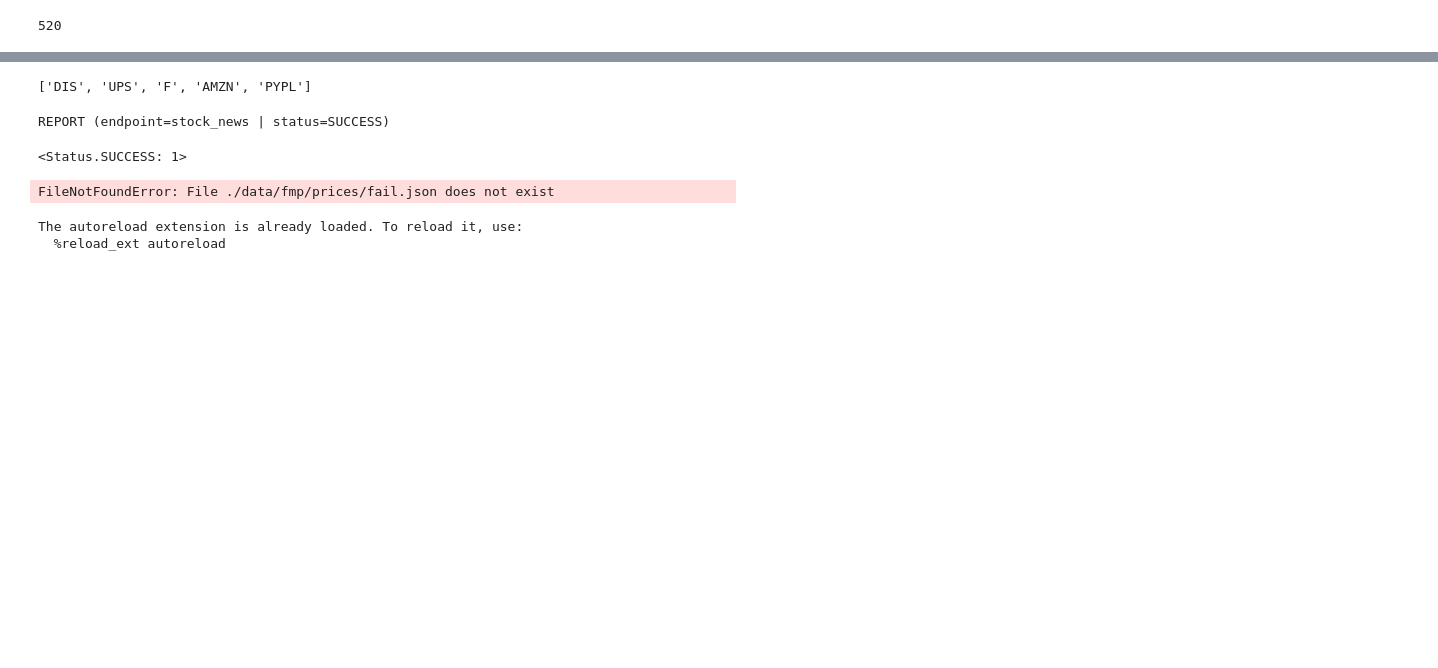
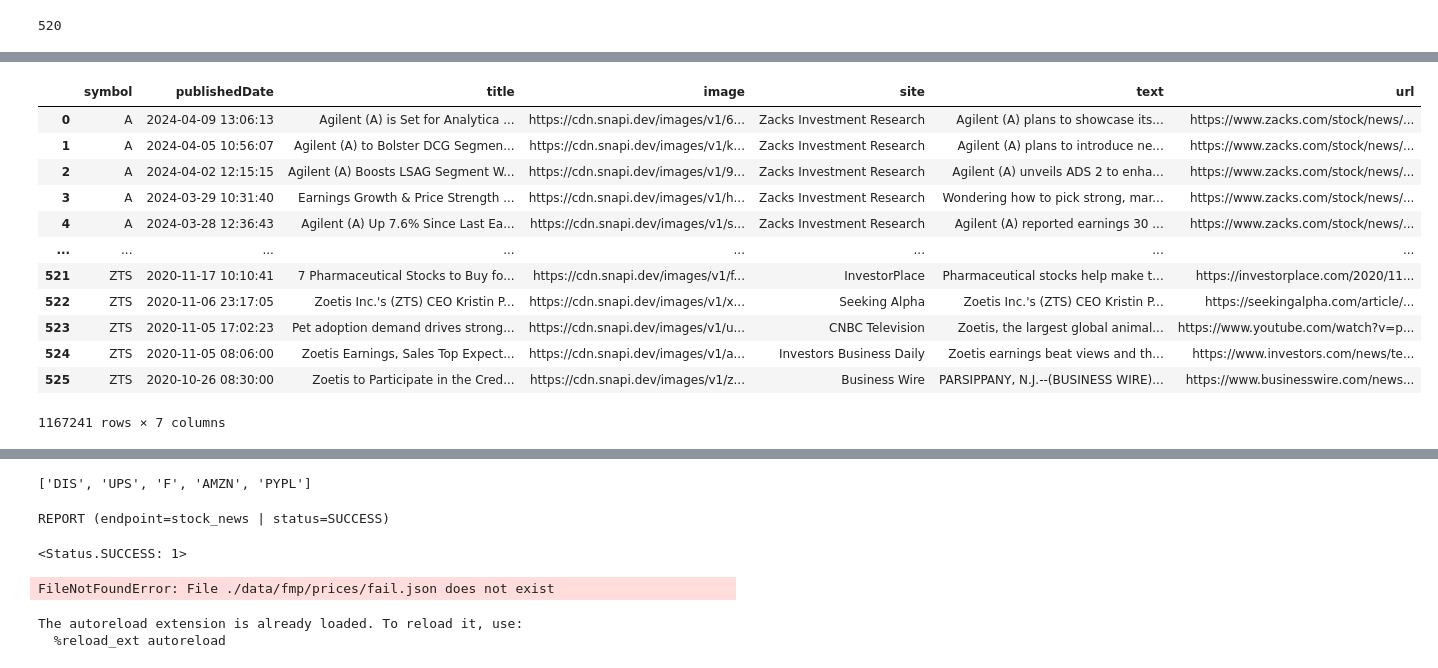
Before and after one commit to halaction/finformer, a Jupyter notebook: finformer-data.ipynb, the cells around one changed output, grey strips where cells are left out. Saved outputs shown, nothing was run; the diff lists cells and outputs as text; code cells hidden in the pictures; blank space fills up the shorter version.

```diff
--- a/finformer-data.ipynb
+++ b/finformer-data.ipynb
@@ -131,0 +189,16 @@ len(tickers)
+# %%
+dataset.news
+# %% [output]
+|  | symbol | publishedDate | title | image | site | text | url |
+| 0 | A | 2024-04-09 13:06:13 | Agilent (A) is Set for Analytica ... | https://cdn.snapi.dev/images/v1/6... | Zacks Investment Research | Agilent (A) plans to showcase its... | https://www.zacks.com/stock/news/... |
+| 1 | A | 2024-04-05 10:56:07 | Agilent (A) to Bolster DCG Segmen... | https://cdn.snapi.dev/images/v1/k... | Zacks Investment Research | Agilent (A) plans to introduce ne... | https://www.zacks.com/stock/news/... |
+| 2 | A | 2024-04-02 12:15:15 | Agilent (A) Boosts LSAG Segment W... | https://cdn.snapi.dev/images/v1/9... | Zacks Investment Research | Agilent (A) unveils ADS 2 to enha... | https://www.zacks.com/stock/news/... |
+| 3 | A | 2024-03-29 10:31:40 | Earnings Growth & Price Strength ... | https://cdn.snapi.dev/images/v1/h... | Zacks Investment Research | Wondering how to pick strong, mar... | https://www.zacks.com/stock/news/... |
+| 4 | A | 2024-03-28 12:36:43 | Agilent (A) Up 7.6% Since Last Ea... | https://cdn.snapi.dev/images/v1/s... | Zacks Investment Research | Agilent (A) reported earnings 30 ... | https://www.zacks.com/stock/news/... |
+| ... | ... | ... | ... | ... | ... | ... | ... |
+| 521 | ZTS | 2020-11-17 10:10:41 | 7 Pharmaceutical Stocks to Buy fo... | https://cdn.snapi.dev/images/v1/f... | InvestorPlace | Pharmaceutical stocks help make t... | https://investorplace.com/2020/11... |
+| 522 | ZTS | 2020-11-06 23:17:05 | Zoetis Inc.'s (ZTS) CEO Kristin P... | https://cdn.snapi.dev/images/v1/x... | Seeking Alpha | Zoetis Inc.'s (ZTS) CEO Kristin P... | https://seekingalpha.com/article/... |
+| 523 | ZTS | 2020-11-05 17:02:23 | Pet adoption demand drives strong... | https://cdn.snapi.dev/images/v1/u... | CNBC Television | Zoetis, the largest global animal... | https://www.youtube.com/watch?v=p... |
+| 524 | ZTS | 2020-11-05 08:06:00 | Zoetis Earnings, Sales Top Expect... | https://cdn.snapi.dev/images/v1/a... | Investors Business Daily | Zoetis earnings beat views and th... | https://www.investors.com/news/te... |
+| 525 | ZTS | 2020-10-26 08:30:00 | Zoetis to Participate in the Cred... | https://cdn.snapi.dev/images/v1/z... | Business Wire | PARSIPPANY, N.J.--(BUSINESS WIRE)... | https://www.businesswire.com/news... |
+1167241 rows × 7 columns
```
Also changed, not shown: parts of 18 cells of this notebook, 2 other files.
